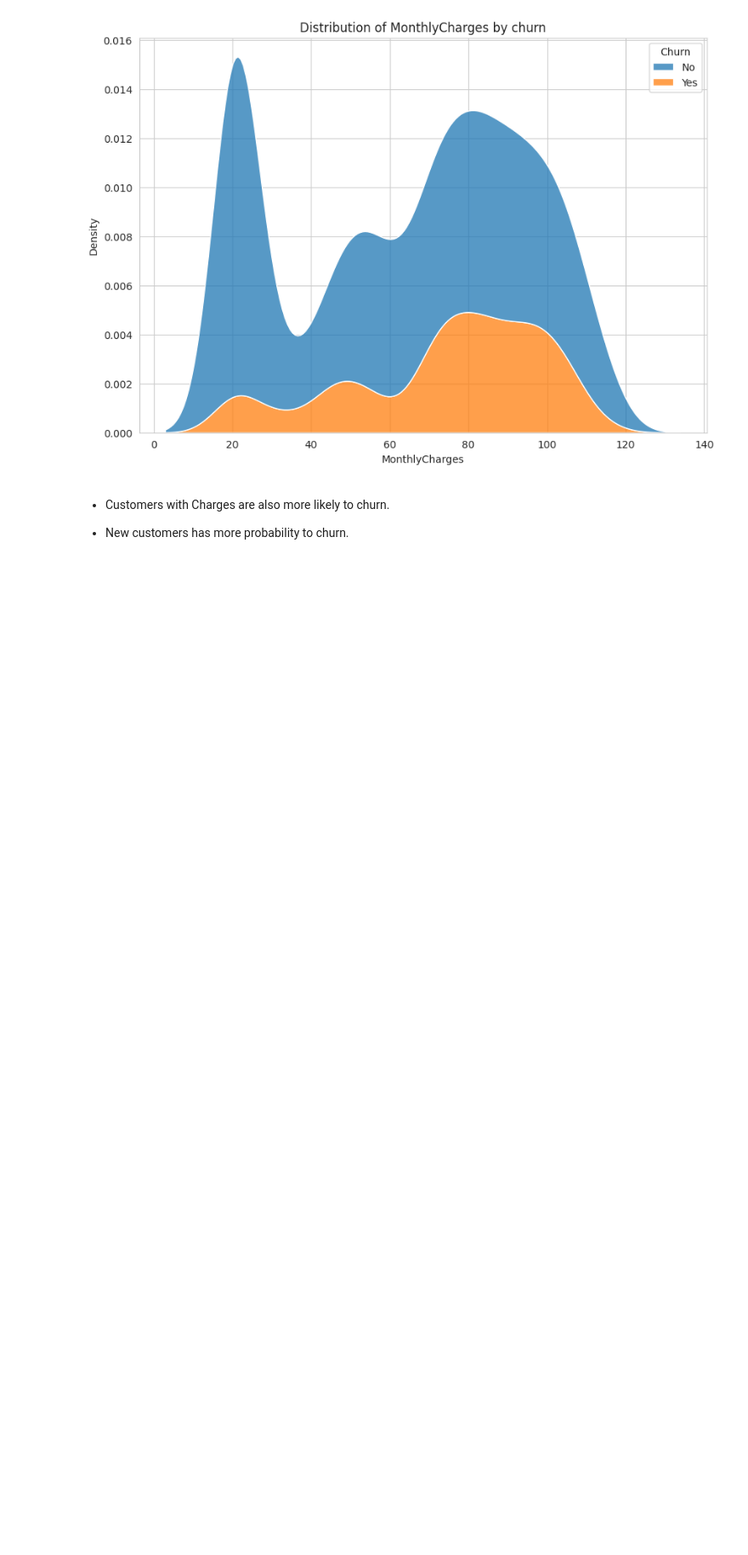
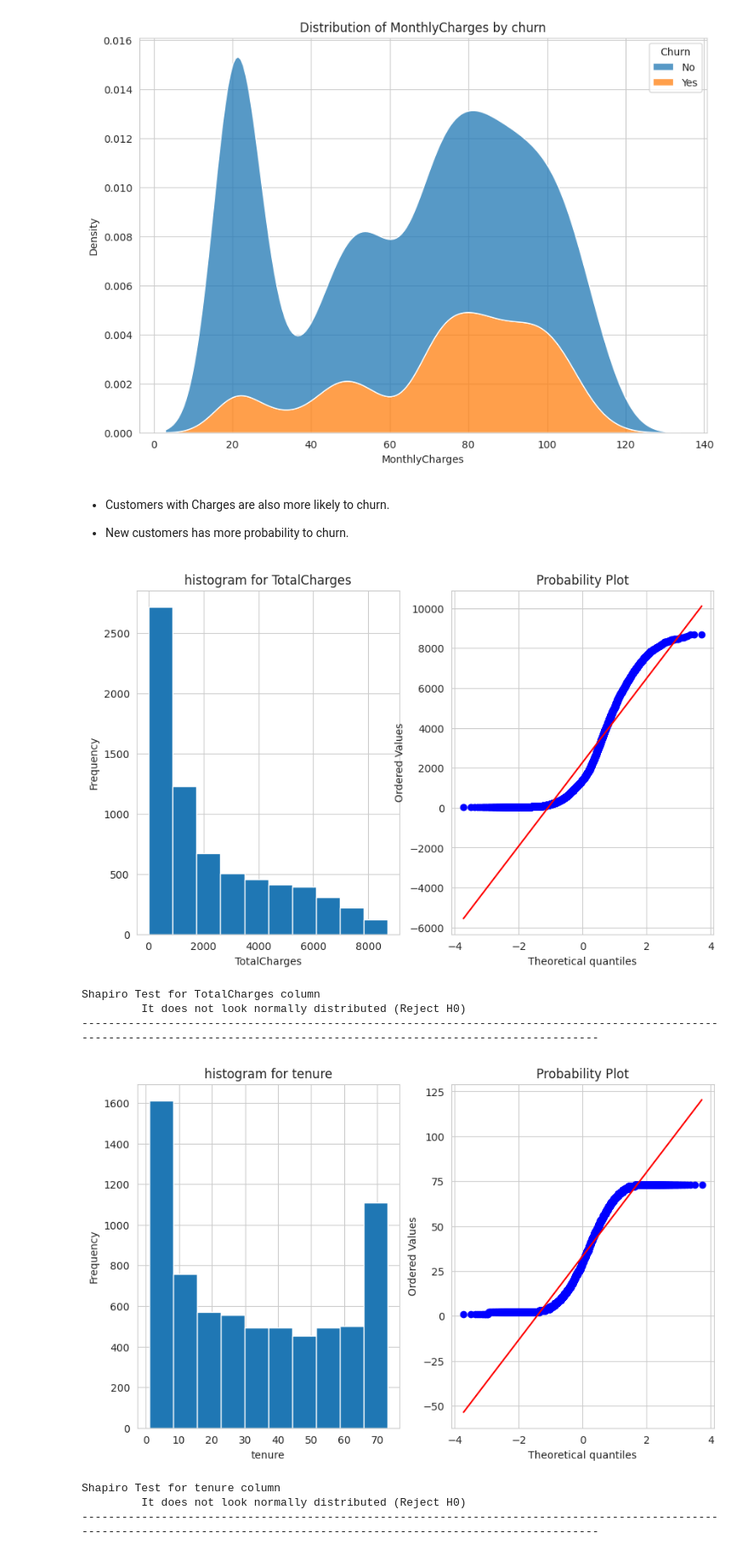
Before and after one commit to pinilDissanayaka/Telecom-Customer-Churn-prediction, a Jupyter notebook: Scripts/ Notebook.ipynb, the cells around one changed output. Shown at 85% size. Saved outputs shown, nothing was run; the diff lists cells and outputs as text; code cells hidden in the pictures; blank space fills up the shorter version.

```diff
--- a/Scripts/ Notebook.ipynb
+++ b/Scripts/ Notebook.ipynb
@@ -585,3 +621,33 @@ for column in numColumns:
 * Customers with Charges are also more likely to churn.
 
 * New customers has more probability to churn.
+# %%
+def plotQQ(df, column):
+    plt.figure(figsize=(10,6))
+    plt.subplot(1,2,1)
+    plt.title(f"histogram for {column}")
+    plt.xlabel(f'{column}')
+    plt.ylabel('Frequency')
+    df[column].hist()
+    plt.subplot(1,2,2)
+    stats.probplot(df[column],dist='norm',plot=lab)
+    plt.show()
+# %%
+for column in numColumns:
+  stat, p = stats.shapiro(df[column])
+  plotQQ(df, column)
+  print(f'Shapiro Test for {column} column')
+  if p > 0.05:
+    print(f'\t It normally distributed (Accept H0)')
+  else:
+    print(f'\t It does not look normally distributed (Reject H0)')
+  print("------------------------------------------------------------------------------------------------------------------------------------------------------------------------------\n")
+# %% [output]
+[figure, added]
+Shapiro Test for TotalCharges column
+         It does not look normally distributed (Reject H0)
+------------------------------------------------------------------------------------------------------------------------------------------------------------------------------
+[figure, added]
+Shapiro Test for tenure column
+         It does not look normally distributed (Reject H0)
+------------------------------------------------------------------------------------------------------------------------------------------------------------------------------
```
Also changed, not shown: parts of 9 cells of this notebook.
